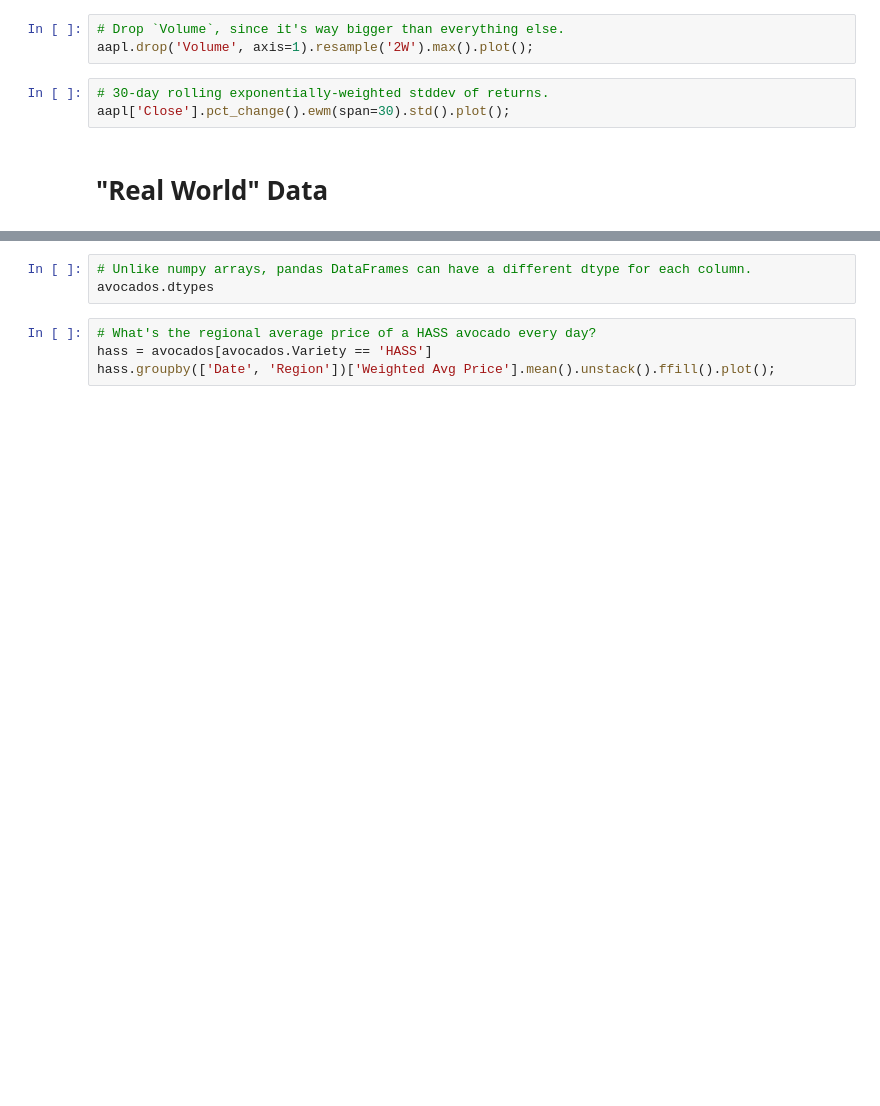
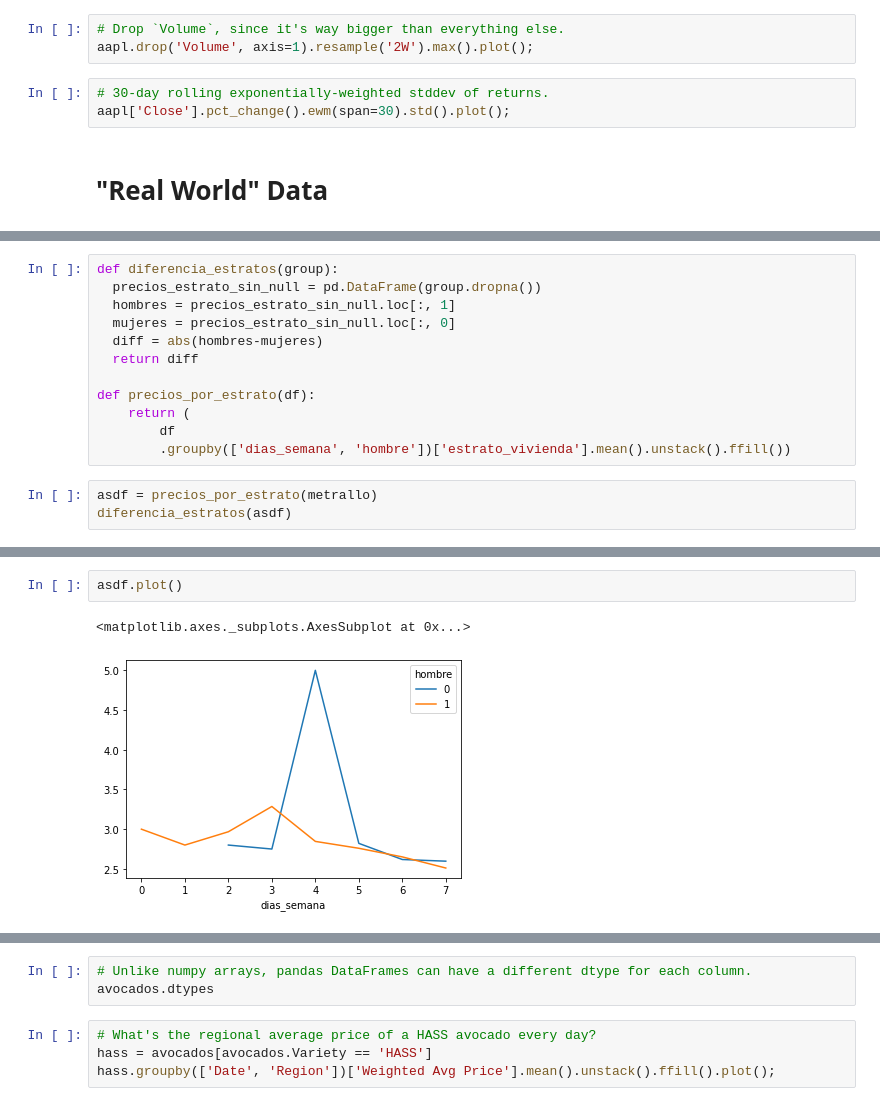
Before and after one commit to arojaspe/AlgorithmsUN2022II, a Jupyter notebook: Lab2/arojaspe_Lab2.ipynb, the cells around one changed output, grey strips where cells are left out. Drawn from its saved outputs; the diff is of its cells as text; blank space fills up the shorter version.

```diff
--- a/Lab2/arojaspe_Lab2.ipynb
+++ b/Lab2/arojaspe_Lab2.ipynb
@@ -1836,0 +1890,15 @@ aapl['Close'].pct_change().ewm(span=30).std().plot();
+# %%
+def diferencia_estratos(group):
+  precios_estrato_sin_null = pd.DataFrame(group.dropna())
+  hombres = precios_estrato_sin_null.loc[:, 1]
+  mujeres = precios_estrato_sin_null.loc[:, 0]
+  diff = abs(hombres-mujeres)
+  return diff
+
+def precios_por_estrato(df):
+    return (
+        df
+        .groupby(['dias_semana', 'hombre'])['estrato_vivienda'].mean().unstack().ffill())
+# %%
+asdf = precios_por_estrato(metrallo)
+diferencia_estratos(asdf)
@@ -1837,3 +1914,8 @@ aapl['Close'].pct_change().ewm(span=30).std().plot();
+# %%
+asdf.plot()
+# %% [output]
+<matplotlib.axes._subplots.AxesSubplot at 0x...>
+[figure, added]
 # %%
 from demos.avocados import read_avocadata
 
```
Also changed, not shown: parts of 11 cells of this notebook.
